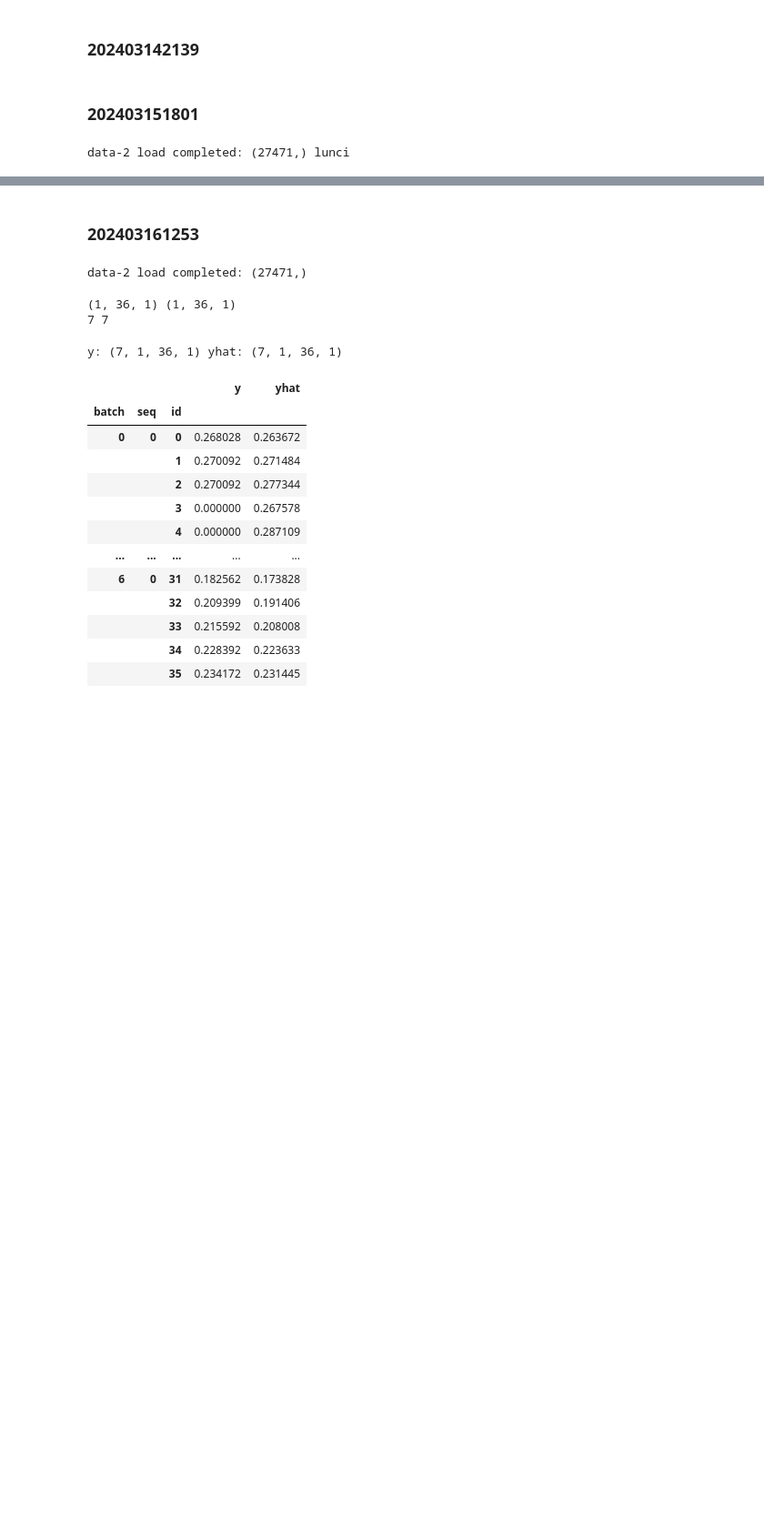
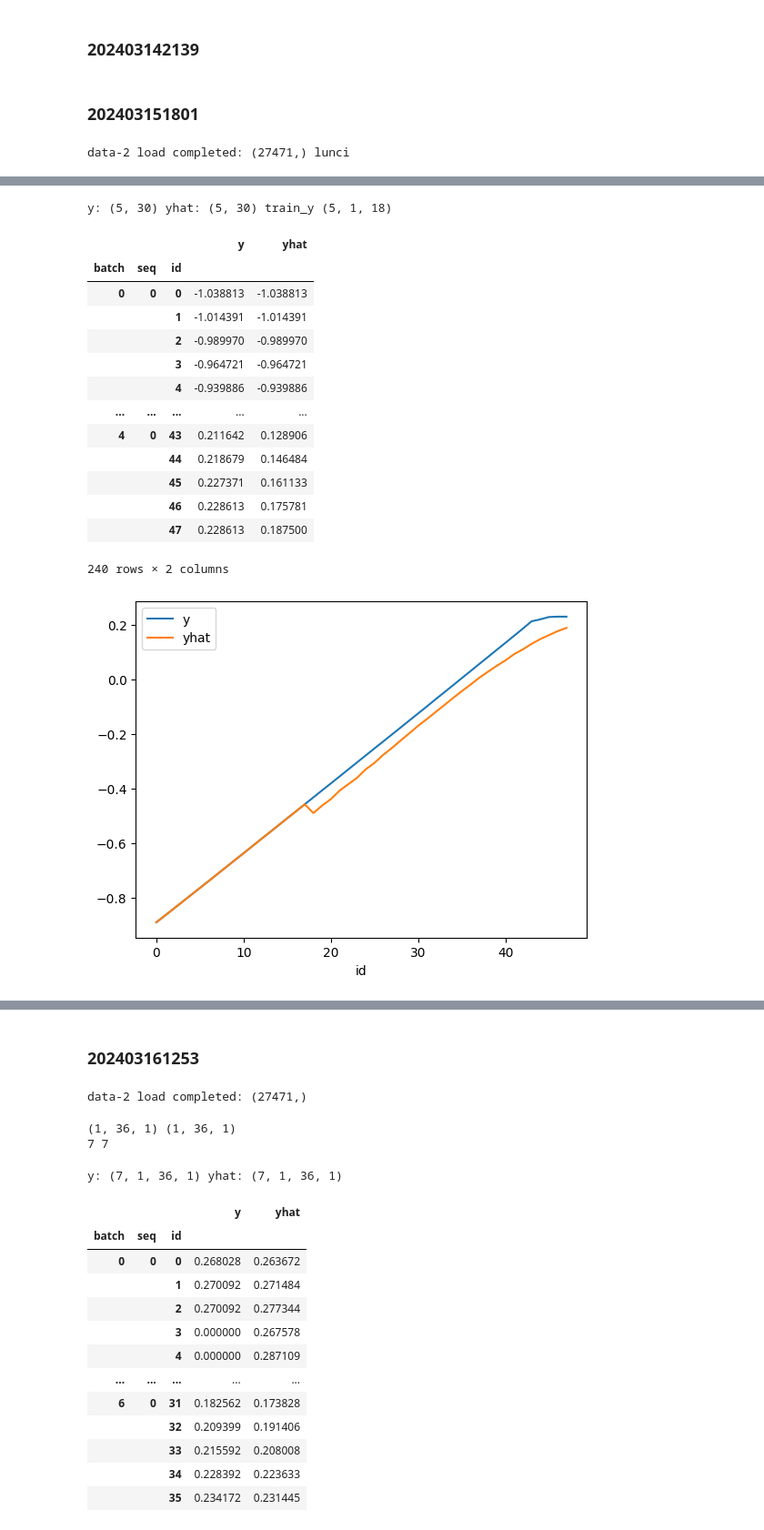
Before and after one commit to Ralphson/BatteryGPT, a Jupyter notebook: Time-LLM-main/ana_model_pred.ipynb, the cells around one changed output, grey strips where cells are left out. Shown: that part at 91% size. Cells and saved outputs as stored; diff of their text form; code cells hidden in the pictures; blank space fills up the shorter version.

```diff
--- a/Time-LLM-main/ana_model_pred.ipynb
+++ b/Time-LLM-main/ana_model_pred.ipynb
@@ -224 +264,21 @@ print(len(yhat), len(y))
+# %%
+df = concat_yyhat(y, yhat, train_ys, show_index=(4,0))
+display(df)
+# %% [output]
+y: (5, 30) yhat: (5, 30) train_y (5, 1, 18)
+|  |  |  | y | yhat |
+| batch | seq | id |  |  |
+| 0 | 0 | 0 | -1.038813 | -1.038813 |
+|  |  | 1 | -1.014391 | -1.014391 |
+|  |  | 2 | -0.989970 | -0.989970 |
+|  |  | 3 | -0.964721 | -0.964721 |
+|  |  | 4 | -0.939886 | -0.939886 |
+| ... | ... | ... | ... | ... |
+| 4 | 0 | 43 | 0.211642 | 0.128906 |
+|  |  | 44 | 0.218679 | 0.146484 |
+|  |  | 45 | 0.227371 | 0.161133 |
+|  |  | 46 | 0.228613 | 0.175781 |
+|  |  | 47 | 0.228613 | 0.187500 |
+240 rows × 2 columns
+[figure, added]
 # %%
```
Also changed, not shown: parts of 11 cells of this notebook.
